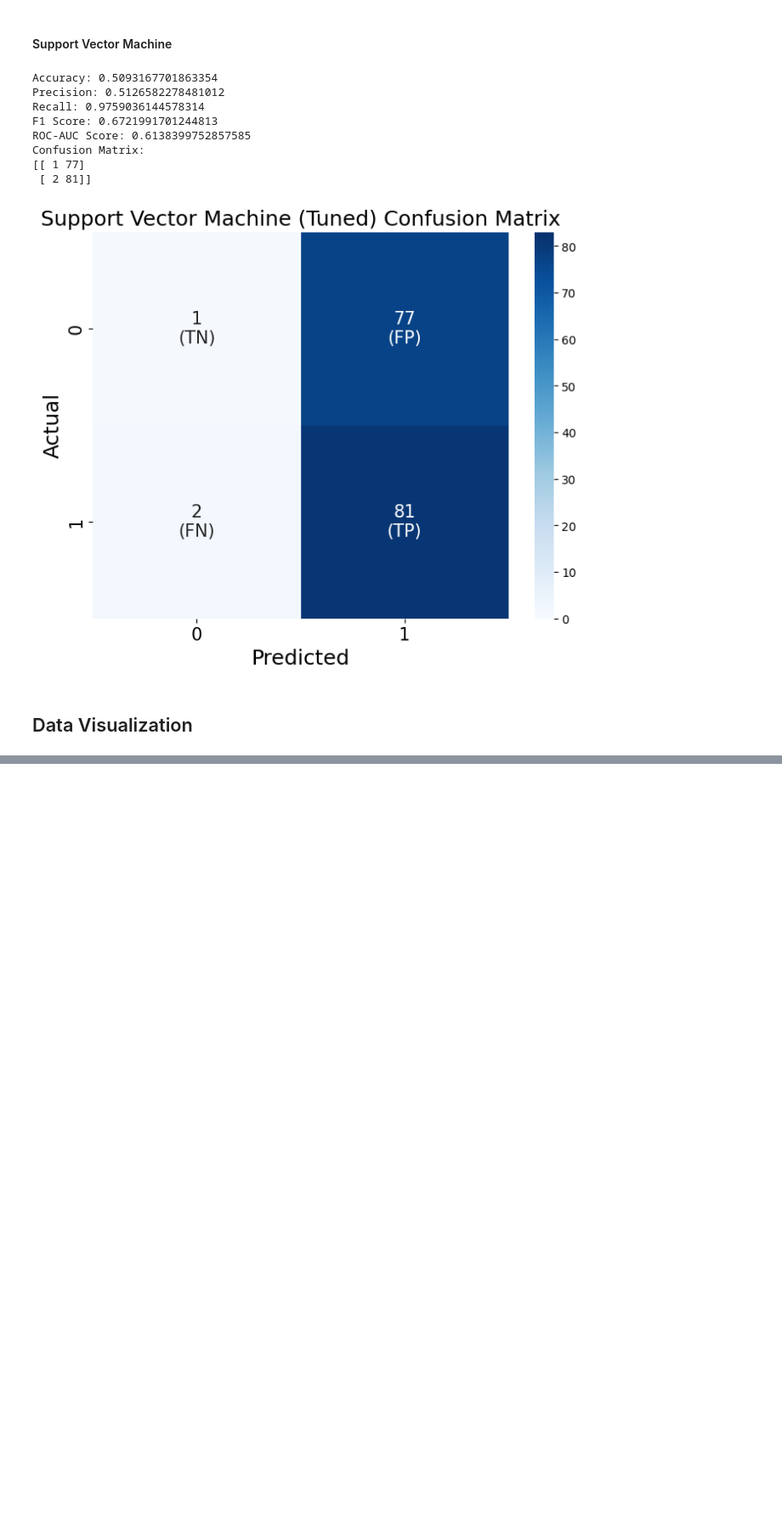
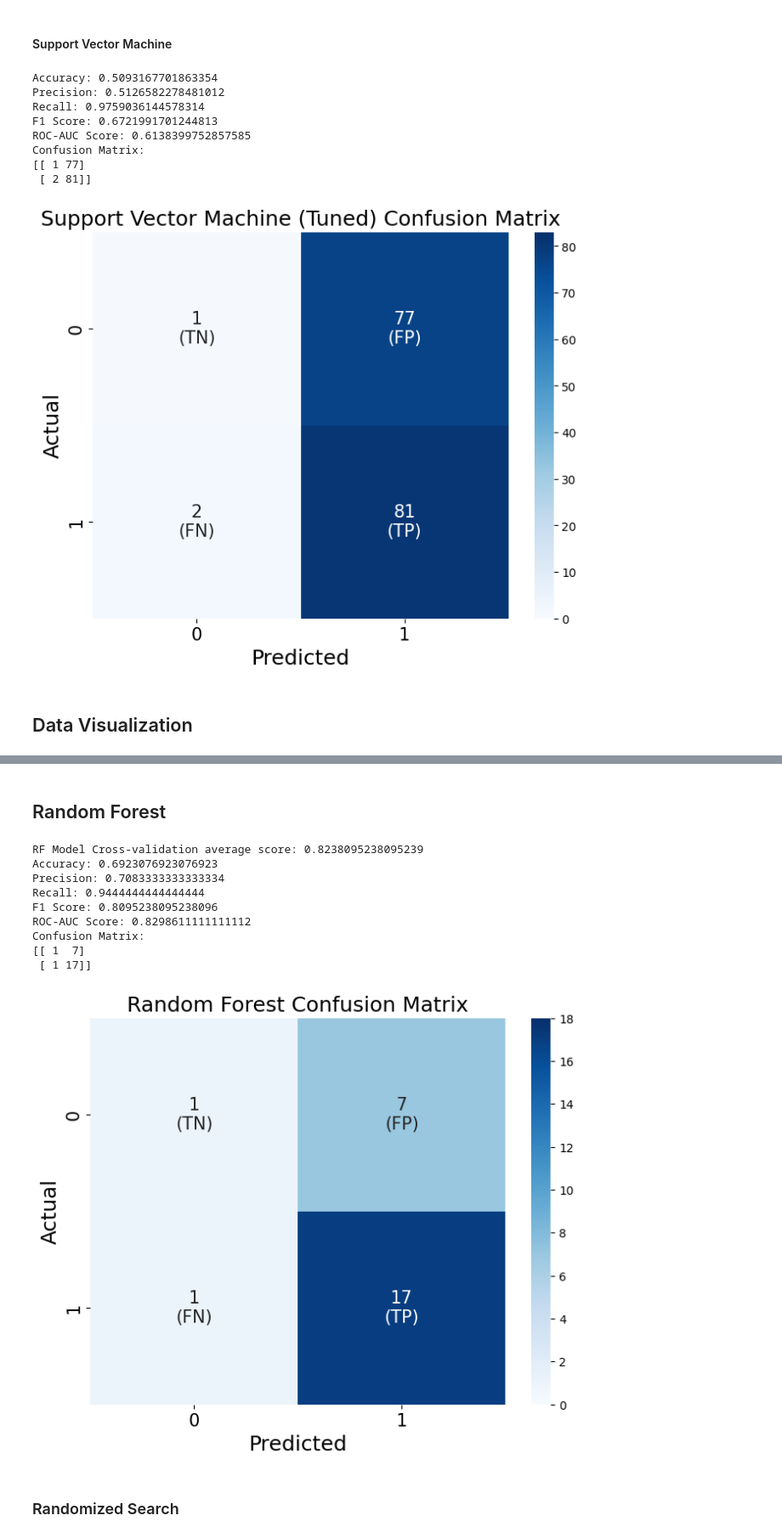
Before and after one commit to sas062/beng203_breast_cancer_recurrence_classifier, a Jupyter notebook: breast_cancer_classifier.ipynb, the cells around one changed output, grey strips where cells are left out. Shown at 85% size. Drawn from its saved outputs; the diff is of its cells as text; code cells hidden in the pictures; blank space fills up the shorter version.

```diff
--- a/breast_cancer_classifier.ipynb
+++ b/breast_cancer_classifier.ipynb
@@ -1668,0 +2097,63 @@ plt.show()
+# %% [markdown]
+## Random Forest
+# %%
+X_train, X_test, y_train, y_test = train_test_split(X_scaled, y, test_size=0.20, random_state=42)
+
+RF_Model = RandomForestClassifier()
+
+RF_cross_scores = cross_val_score(RF_Model, X_train, y_train, cv=5)
+print(f'RF Model Cross-validation average score: {RF_cross_scores.mean()}')
+
+# Train the model
+RF_Model.fit(X_train, y_train)
+
+# Predict on the test set
+y_pred = RF_Model.predict(X_test)
+y_pred_proba = RF_Model.predict_proba(X_test)[:, 1]
+
+# Evaluation metrics
+RF_accuracy = accuracy_score(y_test, y_pred)
+RF_precision = precision_score(y_test, y_pred)
+RF_recall = recall_score(y_test, y_pred)
+RF_f1 = f1_score(y_test, y_pred)
+RF_roc_auc = roc_auc_score(y_test, y_pred_proba)
+RF_conf_matrix = confusion_matrix(y_test, y_pred)
+
+print(f'Accuracy: {RF_accuracy}')
+print(f'Precision: {RF_precision}')
+print(f'Recall: {RF_recall}')
+print(f'F1 Score: {RF_f1}')
+print(f'ROC-AUC Score: {RF_roc_auc}')
+print(f'Confusion Matrix:\n{RF_conf_matrix}')
+
+labels = np.array([["TN", "FP"],
+                   ["FN", "TP"]])
+annot_matrix = np.array([[f"{RF_conf_matrix[i, j]}\n({labels[i, j]})"
+                              for j in range(RF_conf_matrix.shape[1])]
+                              for i in range(RF_conf_matrix.shape[0])])
+
+value, counts = np.unique(y_test, return_counts=True)
+max_counts = max(counts)
+
+# Plot using seaborn
+plt.figure(figsize=(8, 6))
+sns.heatmap(RF_conf_matrix, annot=annot_matrix, cmap="Blues", fmt="", annot_kws={"size": 15}, vmin=0, vmax=max_counts)
+plt.title("Random Forest Confusion Matrix", fontsize=18)
+plt.ylabel("Actual", fontsize=18)
+plt.xlabel("Predicted", fontsize=18)
+plt.xticks(fontsize=15)
+plt.yticks(fontsize=15)
+plt.show()
+# %% [output]
+RF Model Cross-validation average score: 0.8238095238095239
+Accuracy: 0.6923076923076923
+Precision: 0.7083333333333334
+Recall: 0.9444444444444444
+F1 Score: 0.8095238095238096
+ROC-AUC Score: 0.8298611111111112
+Confusion Matrix:
+[[ 1  7]
+ [ 1 17]]
+[figure, added]
+# %% [markdown]
+### Randomized Search
```
Also changed, not shown: parts of 90 cells of this notebook, 1 other file.
